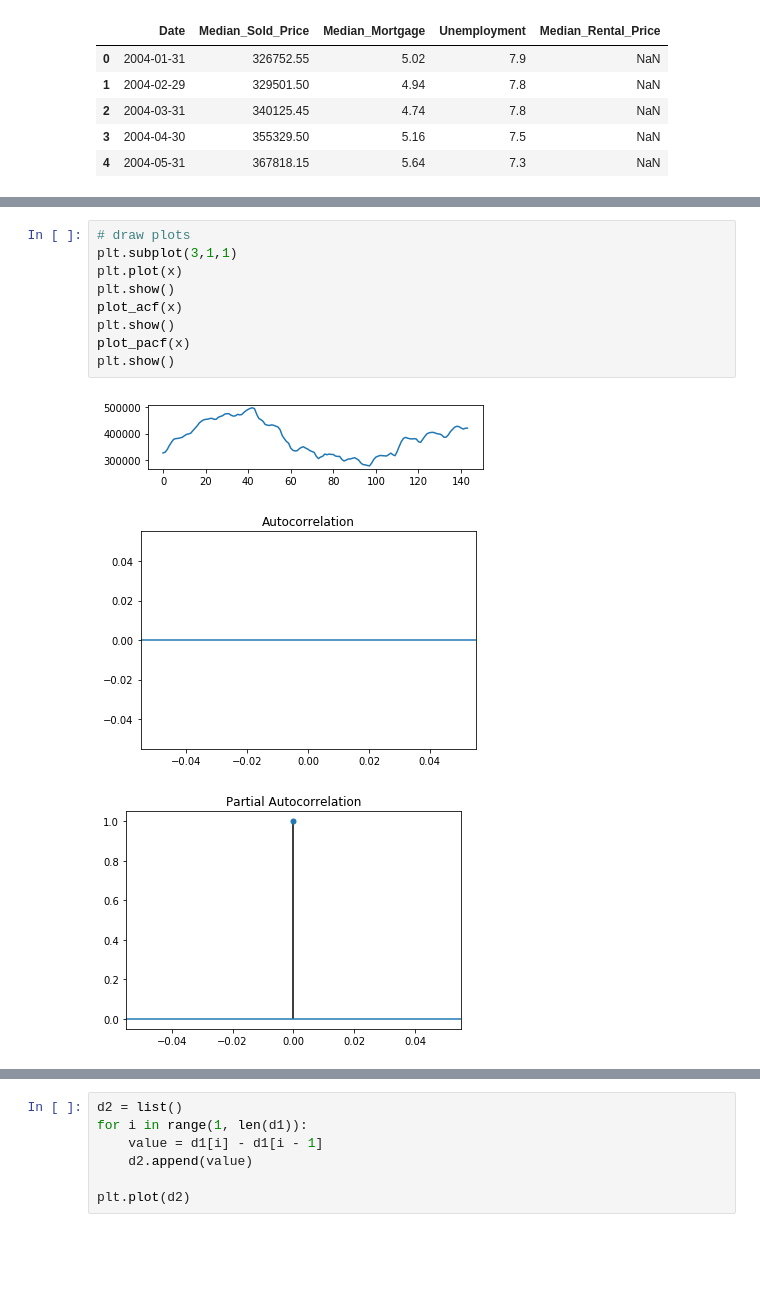
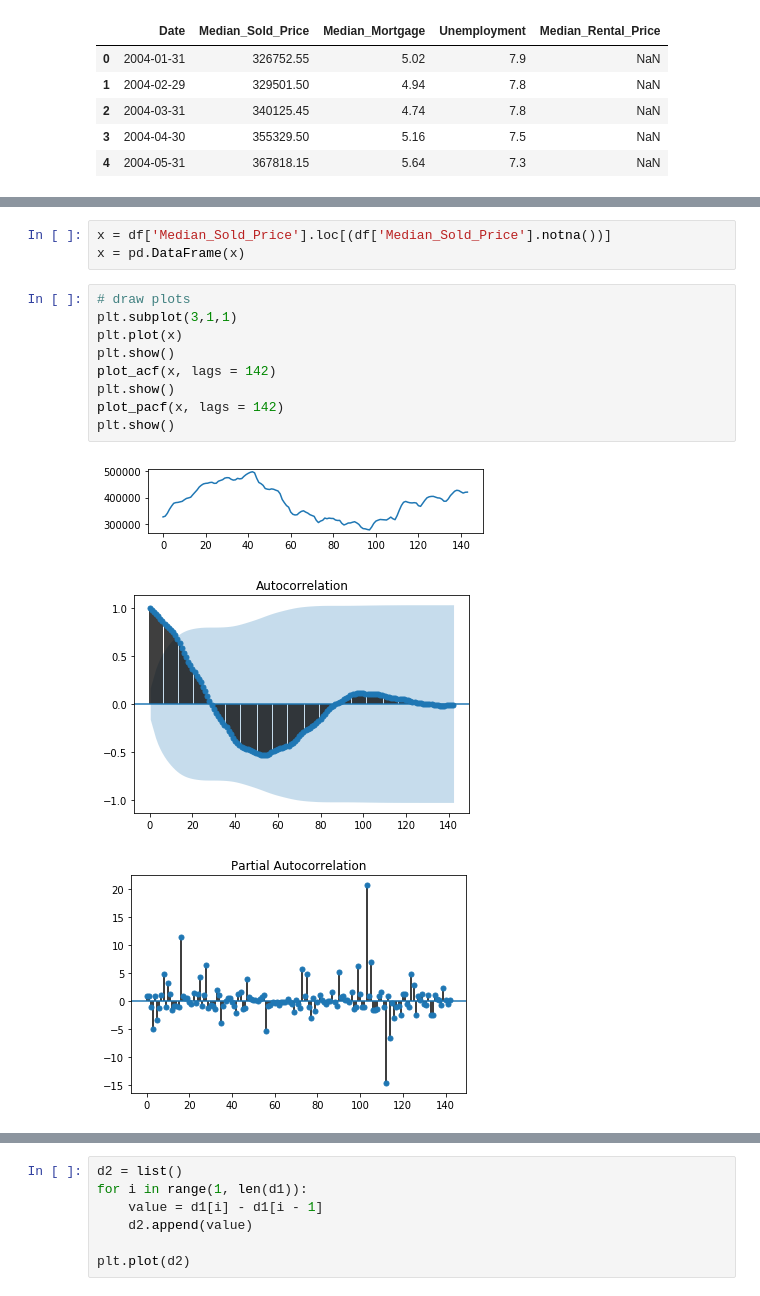
Before and after one commit to hannahlyon/ts-project, a Jupyter notebook: project.ipynb, the cells around one changed output, grey strips where cells are left out. Drawn from its saved outputs; the diff is of its cells as text; blank space fills up the shorter version.

```diff
--- a/project.ipynb
+++ b/project.ipynb
@@ -31,15 +43,18 @@ x = df['Median_Sold_Price'].values
+# %%
+x = df['Median_Sold_Price'].loc[(df['Median_Sold_Price'].notna())]
+x = pd.DataFrame(x)
 # %%
 # draw plots
 plt.subplot(3,1,1)
 plt.plot(x)
 plt.show()
-plot_acf(x)
+plot_acf(x, lags = 142)
 plt.show()
-plot_pacf(x)
+plot_pacf(x, lags = 142)
 plt.show()
 # %% [output]
 [figure]
-[figure, old version]
+[figure, new version]
-[figure, old version]
+[figure, new version]
 # %%
 # try one time differencing
```
Also changed, not shown: parts of 11 cells of this notebook.
